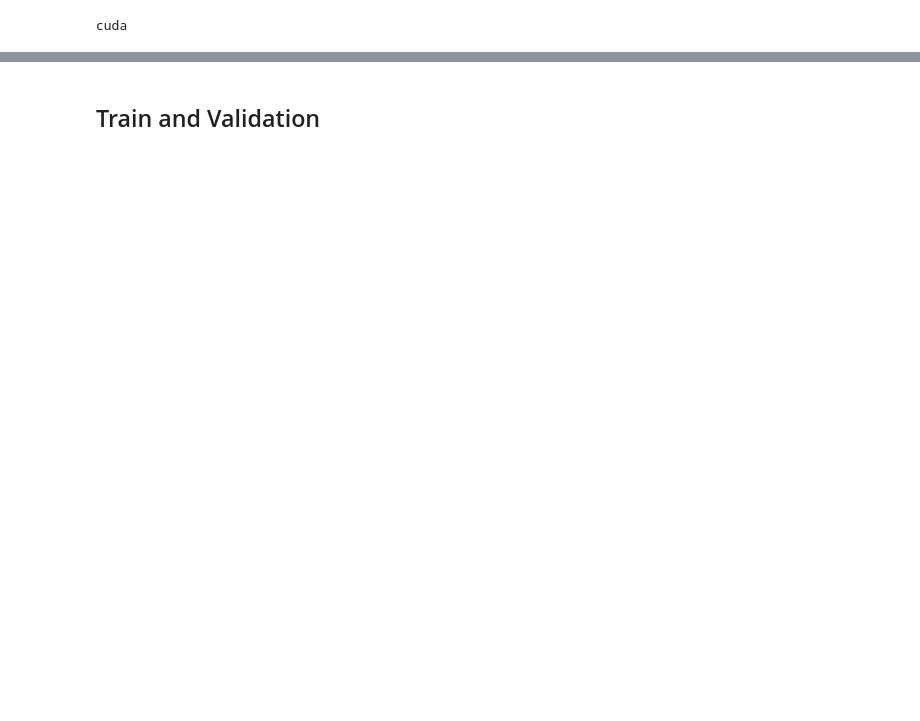
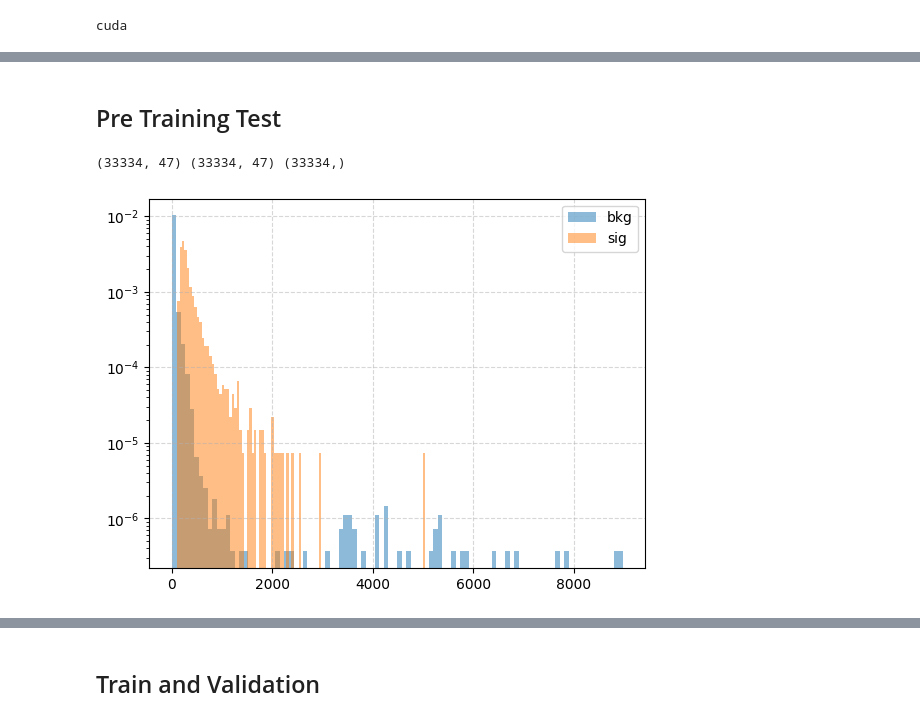
Before and after one commit to fabiocfabini/LIPInternship, a Jupyter notebook: new.ipynb, the cells around one changed output, grey strips where cells are left out. Saved outputs shown, nothing was run; the diff lists cells and outputs as text; code cells hidden in the pictures; blank space fills up the shorter version.

```diff
--- a/new.ipynb
+++ b/new.ipynb
@@ -76,6 +104,6 @@ class AutoEncoder(nn.Module):
 # %%
 bkg = pd.read_hdf("data/bkg_pythia_sanitised_features.h5")
-sig = pd.read_hdf("data/hg3000_hq1000_pythia_sanitised_features.h5")
+sig = pd.read_hdf("data/fcnc_pythia_sanitised_features.h5")
 # %%
 train, val, test = train_val_test_split(bkg, sig, sample_size=100_000)
 
@@ -134,0 +186,43 @@ loss_fn = mae_loss
+# %% [markdown]
+## Pre Training Test
+# %%
+x_orig = []
+x_recs = []
+losses = []
+
+
+model.eval()
+with torch.no_grad():
+    for i, (x, y, w) in enumerate(test_loader):
+        x = x.to(device)
+        y = y.to(device)
+        w = w.to(device)
+
+        x_rec = model(x)
+        loss = loss_fn(x_rec, x, w)
+
+        x_orig.append(x)
+        x_recs.append(x_rec)
+        losses.append(loss)
+
+x_orig = torch.cat(x_orig).cpu().detach().numpy()
+x_recs = torch.cat(x_recs).cpu().detach().numpy()
+losses = torch.cat(losses).cpu().detach().numpy()
+
+print(x_orig.shape, x_recs.shape, losses.shape)
+
+features = train.drop(columns=['is_signal', 'weight']).columns
+df_orig = pd.DataFrame(x_orig, columns=features)
+df_recs = pd.DataFrame(x_recs, columns=features)
+# %% [output]
+(33334, 47) (33334, 47) (33334,)
+# %%
+plt.clf()
+plt.hist(losses[y_test == BKG], bins=100, density=True, alpha=0.5, label='bkg')
+plt.hist(losses[y_test == SIG], bins=100, density=True, alpha=0.5, label='sig')
+plt.grid(True, linestyle='--', alpha=0.5)
+plt.yscale('log')
+plt.legend()
+plt.show()
+# %% [output]
+[figure, added]
```
Also changed, not shown: parts of 14 cells of this notebook, 6 other files.
